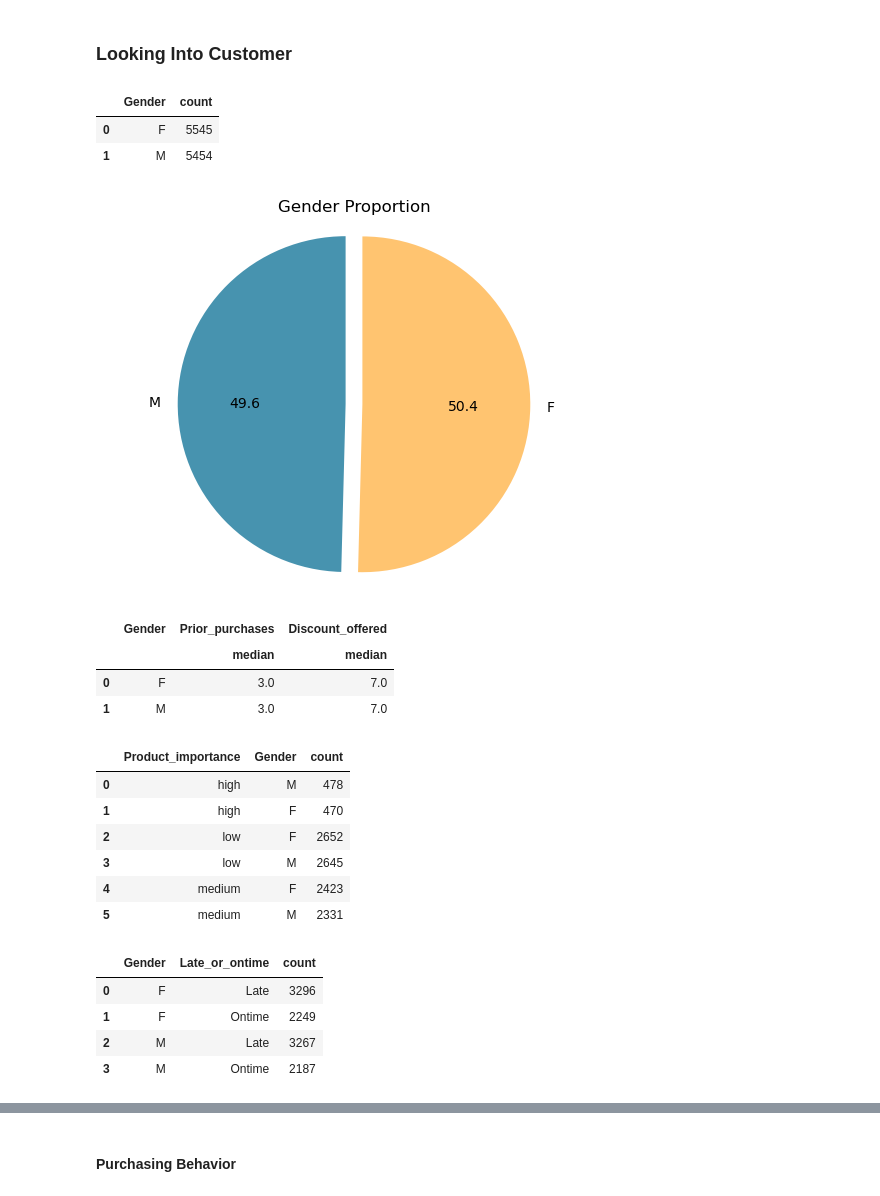
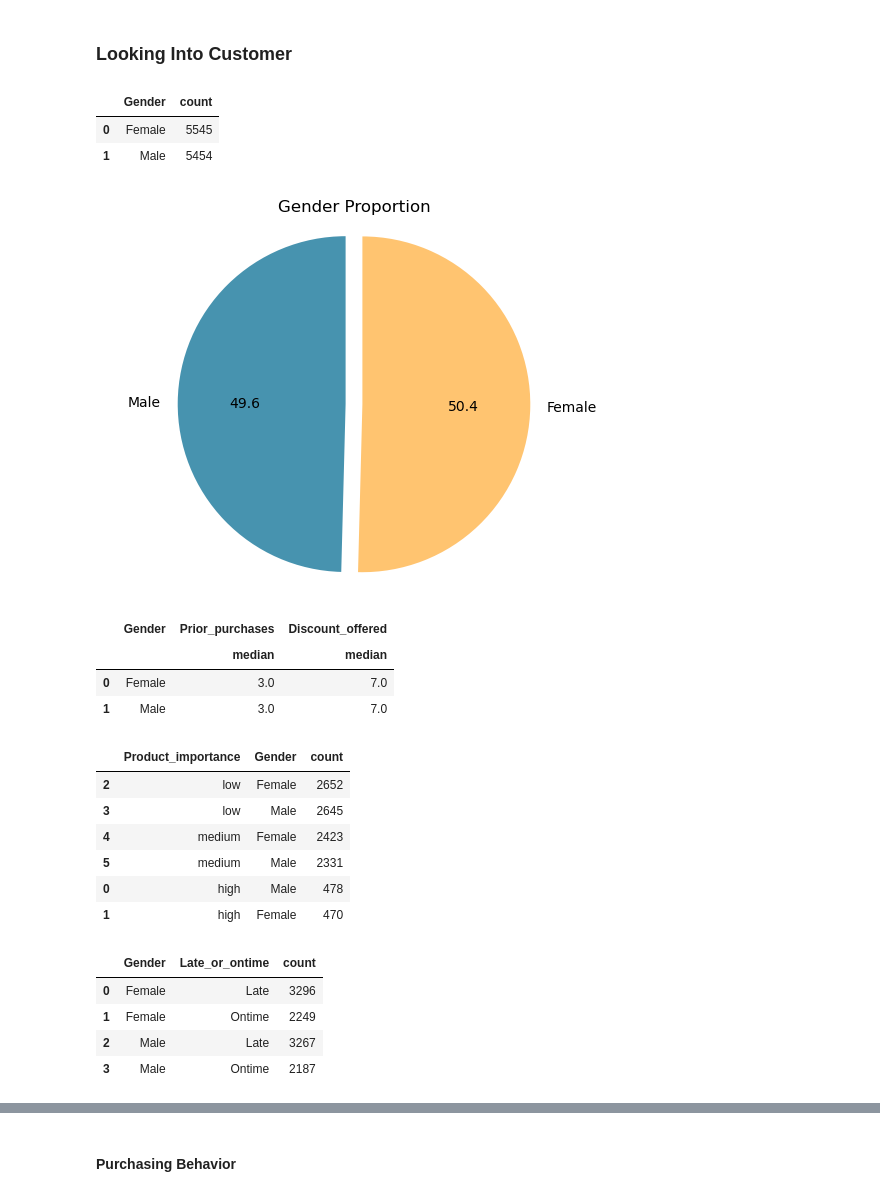
Before and after one commit to qemhal14/Online-Retail-Shipping-Capstone-Module-2-Purwadhika, a Jupyter notebook: capstone_2_data_analysis.ipynb, the cells around one changed output, grey strips where cells are left out. Drawn from its saved outputs; the diff is of its cells as text; code cells hidden in the pictures.

```diff
--- a/capstone_2_data_analysis.ipynb
+++ b/capstone_2_data_analysis.ipynb
@@ -139,3 +142,6 @@ df["Gender"].value_counts().reset_index()
 |  | Gender | count |
 | 0 | F | 5545 |
 | 1 | M | 5454 |
+# %%
+df['Gender'].replace({"F":"Female", "M":"Male"}, inplace=True)
+df["Gender"].value_counts().reset_index()
@@ -856,8 +949,8 @@ gender_counts = df["Gender"].value_counts().reset_index()
 gender_counts
 # %% [output]
 |  | Gender | count |
-| 0 | F | 5545 |
-| 1 | M | 5454 |
+| 0 | Female | 5545 |
+| 1 | Male | 5454 |
 # %%
 # styling
 plt.pie(gender_counts["count"],
@@ -871,30 +964,30 @@ plt.title("Gender Proportion")
 plt.axis("Equal")
 plt.show()
 # %% [output]
-[figure, old version]
+[figure, new version]
 # %%
 df.groupby(["Gender"])[["Prior_purchases", "Discount_offered"]].agg(["median"]).reset_index()
 # %% [output]
 |  | Gender | Prior_purchases | Discount_offered |
 |  |  | median | median |
-| 0 | F | 3.0 | 7.0 |
-| 1 | M | 3.0 | 7.0 |
+| 0 | Female | 3.0 | 7.0 |
+| 1 | Male | 3.0 | 7.0 |
 # %%
-df.groupby(["Product_importance"])[["Gender"]].value_counts().reset_index()
+df.groupby(["Product_importance"])[["Gender"]].value_counts().reset_index().sort_values(by="count", ascending=False)
 # %% [output]
 |  | Product_importance | Gender | count |
-| 0 | high | M | 478 |
-| 1 | high | F | 470 |
-| 2 | low | F | 2652 |
-| 3 | low | M | 2645 |
-| 4 | medium | F | 2423 |
-| 5 | medium | M | 2331 |
+| 2 | low | Female | 2652 |
+| 3 | low | Male | 2645 |
+| 4 | medium | Female | 2423 |
+| 5 | medium | Male | 2331 |
+| 0 | high | Male | 478 |
+| 1 | high | Female | 470 |
 # %%
 df.groupby(["Gender"])["Late_or_ontime"].value_counts().reset_index()
 # %% [output]
 |  | Gender | Late_or_ontime | count |
-| 0 | F | Late | 3296 |
-| 1 | F | Ontime | 2249 |
-| 2 | M | Late | 3267 |
-| 3 | M | Ontime | 2187 |
+| 0 | Female | Late | 3296 |
+| 1 | Female | Ontime | 2249 |
+| 2 | Male | Late | 3267 |
+| 3 | Male | Ontime | 2187 |
 # %%
```
Also changed, not shown: parts of 54 cells of this notebook.
